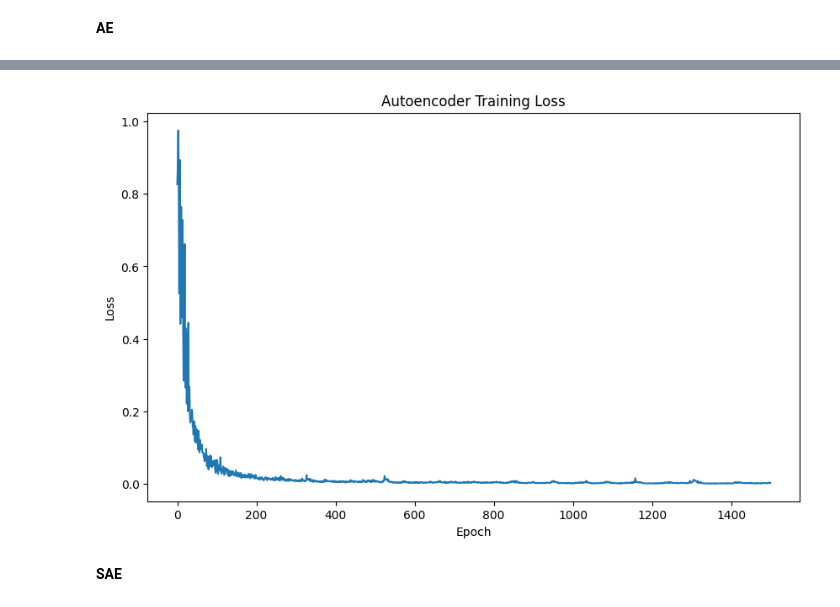
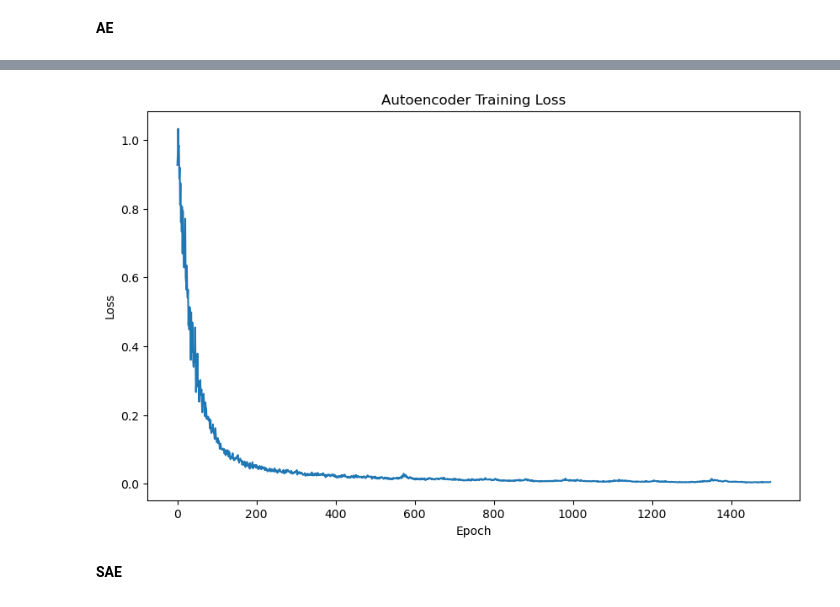
Before and after one commit to ZPRRR2004/CS182_Final_Project, a Jupyter notebook: Dimensional_Reduction.ipynb, the cells around one changed output, grey strips where cells are left out. Saved outputs shown, nothing was run; the diff lists cells and outputs as text; code cells hidden in the pictures.

```diff
--- a/Dimensional_Reduction.ipynb
+++ b/Dimensional_Reduction.ipynb
@@ -55,14 +55,19 @@ Saved PCA results to PCA/car_price_pca.csv
 # %%
 X_tensor = torch.FloatTensor(X_scaled)
 dataset = TensorDataset(X_tensor, X_tensor)
-dataloader = DataLoader(dataset, batch_size=32, shuffle=True)
+dataloader = DataLoader(dataset, batch_size=128, shuffle=True)
 
 # Define Autoencoder architecture
 class Autoencoder(nn.Module):
     def __init__(self, input_dim, encoding_dim):
         super(Autoencoder, self).__init__()
         self.encoder = nn.Sequential(
-            nn.Linear(input_dim, 128),
+            nn.Linear(input_dim, 512),
+            nn.ReLU(),
+
+            nn.Linear(512, 256),
+            nn.ReLU(),
+            nn.Linear(256, 128),
             nn.ReLU(),
             nn.Linear(128, 64),
             nn.ReLU(),
@@ -71,17 +76,22 @@ class Autoencoder(nn.Module):
         self.decoder = nn.Sequential(
             nn.Linear(encoding_dim, 64),
             nn.ReLU(),
+
             nn.Linear(64, 128),
             nn.ReLU(),
+
+
             nn.Linear(128, input_dim)
+            # 没有激活函数，默认回归输出（适配 MSE）
         )
+
 
     def forward(self, x):
         encoded = self.encoder(x)
         decoded = self.decoder(encoded)
         return encoded, decoded
 
-# Initialize model, loss function, and optimizer
+# Initialize model, loss function, optimizer, and learning rate scheduler
 model = Autoencoder(X_scaled.shape[1], 32)
 criterion = nn.MSELoss()
 optimizer = optim.Adam(model.parameters(), lr=0.001)
@@ -105,6 +115,7 @@ for epoch in range(num_epochs):
     if (epoch + 1) % 10 == 0:
         print(f'Epoch [{epoch+1}/{num_epochs}], Loss: {loss.item():.4f}')
 
+
 # Plot training loss
 plt.figure(figsize=(10, 6))
 plt.plot(losses)
@@ -143,4 +154,4 @@ Epoch [1500/1500], Loss: 0.0023
-[figure, old version]
+[figure, new version]
 # %% [markdown]
 **SAE**
 # %%
```
Also changed, not shown: parts of 1 cell of this notebook, 11 other files.
